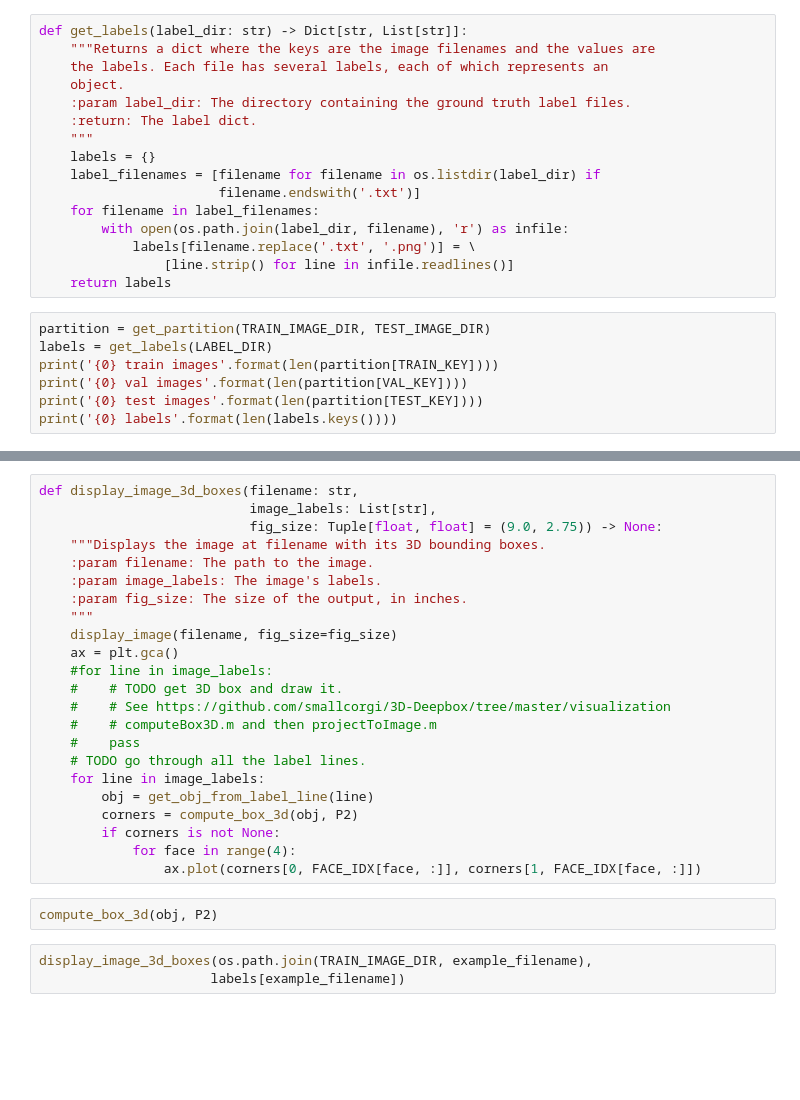
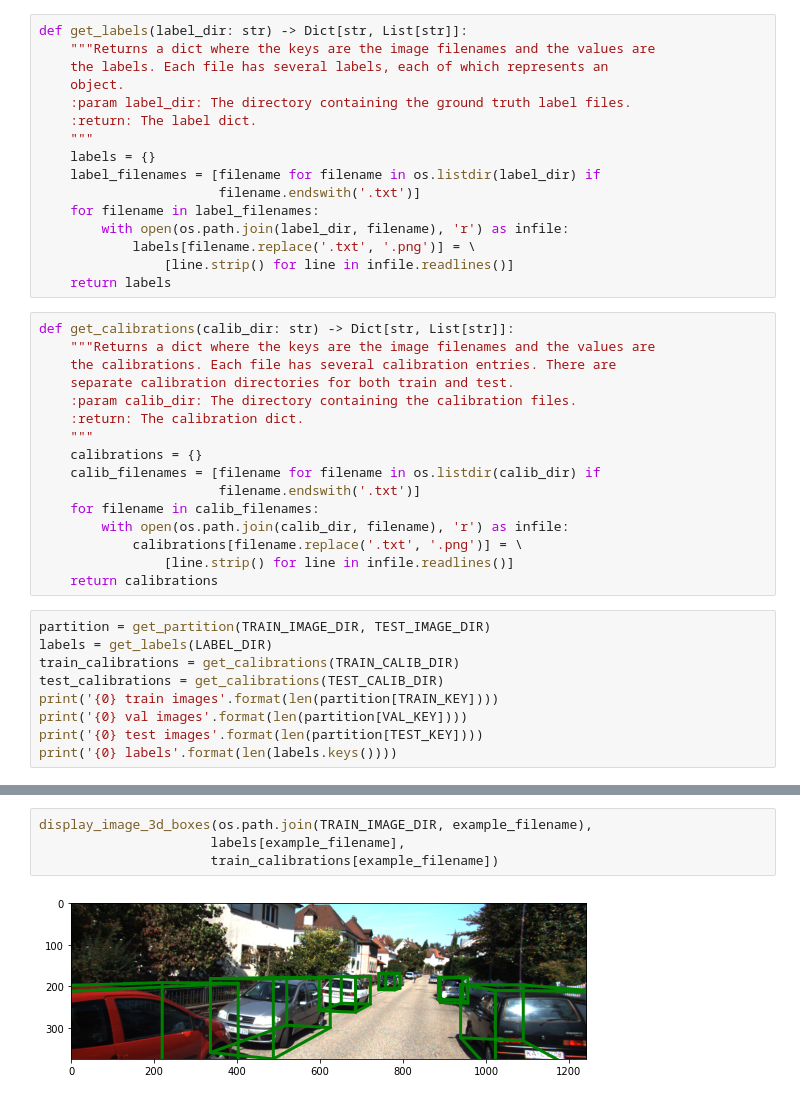
Before and after one commit to kostaleonard/4bai-3d-object-detection, a Jupyter notebook: notebooks/kitti_data_exploration.ipynb, the cells around one changed output, grey strips where cells are left out. Cells and saved outputs as stored; diff of their text form; blank space fills up the shorter version.

Commit message:
Refactored bounding box code
Signed-off-by: Leo Kosta <kostaleonard@gmail.com>

```diff
--- a/notebooks/kitti_data_exploration.ipynb
+++ b/notebooks/kitti_data_exploration.ipynb
@@ -149,9 +243,27 @@ def get_labels(label_dir: str) -> Dict[str, List[str]]:
             labels[filename.replace('.txt', '.png')] = \
                 [line.strip() for line in infile.readlines()]
     return labels
+# %%
+def get_calibrations(calib_dir: str) -> Dict[str, List[str]]:
+    """Returns a dict where the keys are the image filenames and the values are
+    the calibrations. Each file has several calibration entries. There are
+    separate calibration directories for both train and test.
+    :param calib_dir: The directory containing the calibration files.
+    :return: The calibration dict.
+    """
+    calibrations = {}
+    calib_filenames = [filename for filename in os.listdir(calib_dir) if
+                       filename.endswith('.txt')]
+    for filename in calib_filenames:
+        with open(os.path.join(calib_dir, filename), 'r') as infile:
+            calibrations[filename.replace('.txt', '.png')] = \
+                [line.strip() for line in infile.readlines()]
+    return calibrations
 # %%
 partition = get_partition(TRAIN_IMAGE_DIR, TEST_IMAGE_DIR)
 labels = get_labels(LABEL_DIR)
+train_calibrations = get_calibrations(TRAIN_CALIB_DIR)
+test_calibrations = get_calibrations(TEST_CALIB_DIR)
 print('{0} train images'.format(len(partition[TRAIN_KEY])))
 print('{0} val images'.format(len(partition[VAL_KEY])))
 print('{0} test images'.format(len(partition[TEST_KEY])))
@@ -287,28 +305,6 @@ def compute_box_3d(obj, P):
-# %%
-def display_image_3d_boxes(filename: str,
-                           image_labels: List[str],
-                           fig_size: Tuple[float, float] = (9.0, 2.75)) -> None:
-    """Displays the image at filename with its 3D bounding boxes.
-    :param filename: The path to the image.
-    :param image_labels: The image's labels.
-    :param fig_size: The size of the output, in inches.
-    """
-    display_image(filename, fig_size=fig_size)
-    ax = plt.gca()
-    #for line in image_labels:
-    #    # TODO get 3D box and draw it.
-    #    # See https://github.com/smallcorgi/3D-Deepbox/tree/master/visualization
-    #    # computeBox3D.m and then projectToImage.m
-    #    pass
-    # TODO go through all the label lines.
-    for line in image_labels:
-        obj = get_obj_from_label_line(line)
-        corners = compute_box_3d(obj, P2)
-        if corners is not None:
-            for face in range(4):
-                ax.plot(corners[0, FACE_IDX[face, :]], corners[1, FACE_IDX[face, :]])
-# %%
-compute_box_3d(obj, P2)
 # %%
 display_image_3d_boxes(os.path.join(TRAIN_IMAGE_DIR, example_filename),
-                      labels[example_filename])
+                      labels[example_filename],
+                      train_calibrations[example_filename])
+# %% [output]
+[figure, added]
```
Also changed, not shown: parts of 19 cells of this notebook.
